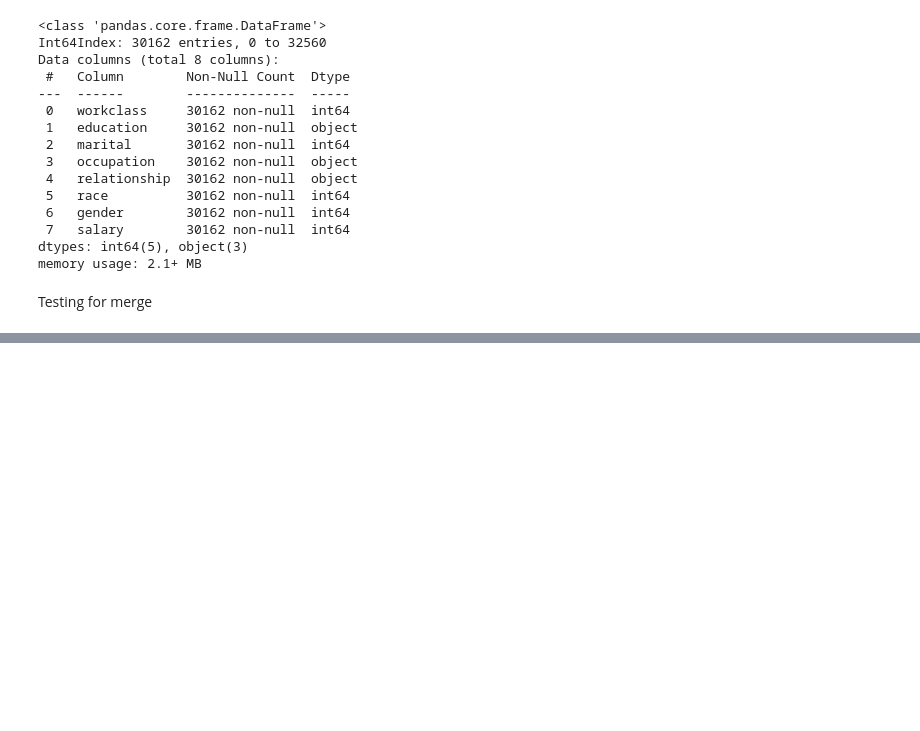
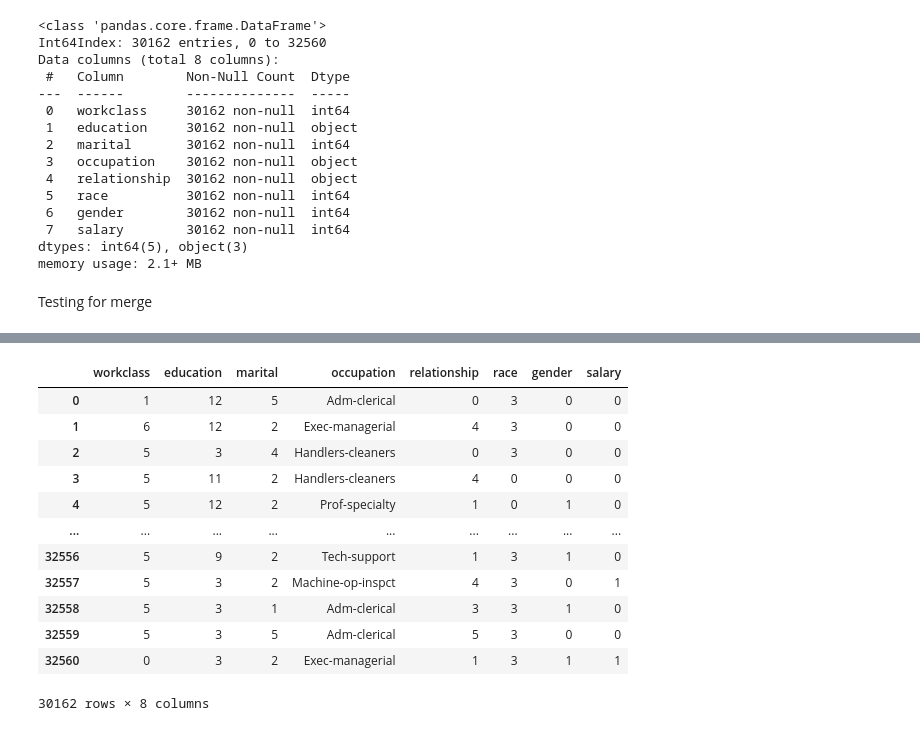
Before and after one commit to IT19237114/ML_Assignment2_IT19135076_IT19237114_IT19092102_IT19148250, a Jupyter notebook: ML_PROJECT.ipynb, the cells around one changed output, grey strips where cells are left out. Saved outputs shown, nothing was run; the diff lists cells and outputs as text; code cells hidden in the pictures; blank space fills up the shorter version.

```diff
--- a/ML_PROJECT.ipynb
+++ b/ML_PROJECT.ipynb
@@ -509,0 +544,18 @@ Testing for merge
+# %%
+salary_data['relationship'] = salary_data['relationship'].map({' Not-in-family': 0, ' Wife': 1, ' Other-relative': 2, ' Unmarried': 3,' Husband': 4,' Own-child': 5}).astype(int)
+# %%
+salary_data
+# %% [output]
+|  | workclass | education | marital | occupation | relationship | race | gender | salary |
+| 0 | 1 | 12 | 5 | Adm-clerical | 0 | 3 | 0 | 0 |
+| 1 | 6 | 12 | 2 | Exec-managerial | 4 | 3 | 0 | 0 |
+| 2 | 5 | 3 | 4 | Handlers-cleaners | 0 | 3 | 0 | 0 |
+| 3 | 5 | 11 | 2 | Handlers-cleaners | 4 | 0 | 0 | 0 |
+| 4 | 5 | 12 | 2 | Prof-specialty | 1 | 0 | 1 | 0 |
+| ... | ... | ... | ... | ... | ... | ... | ... | ... |
+| 32556 | 5 | 9 | 2 | Tech-support | 1 | 3 | 1 | 0 |
+| 32557 | 5 | 3 | 2 | Machine-op-inspct | 4 | 3 | 0 | 1 |
+| 32558 | 5 | 3 | 1 | Adm-clerical | 3 | 3 | 1 | 0 |
+| 32559 | 5 | 3 | 5 | Adm-clerical | 5 | 3 | 0 | 0 |
+| 32560 | 0 | 3 | 2 | Exec-managerial | 1 | 3 | 1 | 1 |
+30162 rows × 8 columns
```
Also changed, not shown: parts of 5 cells of this notebook.
